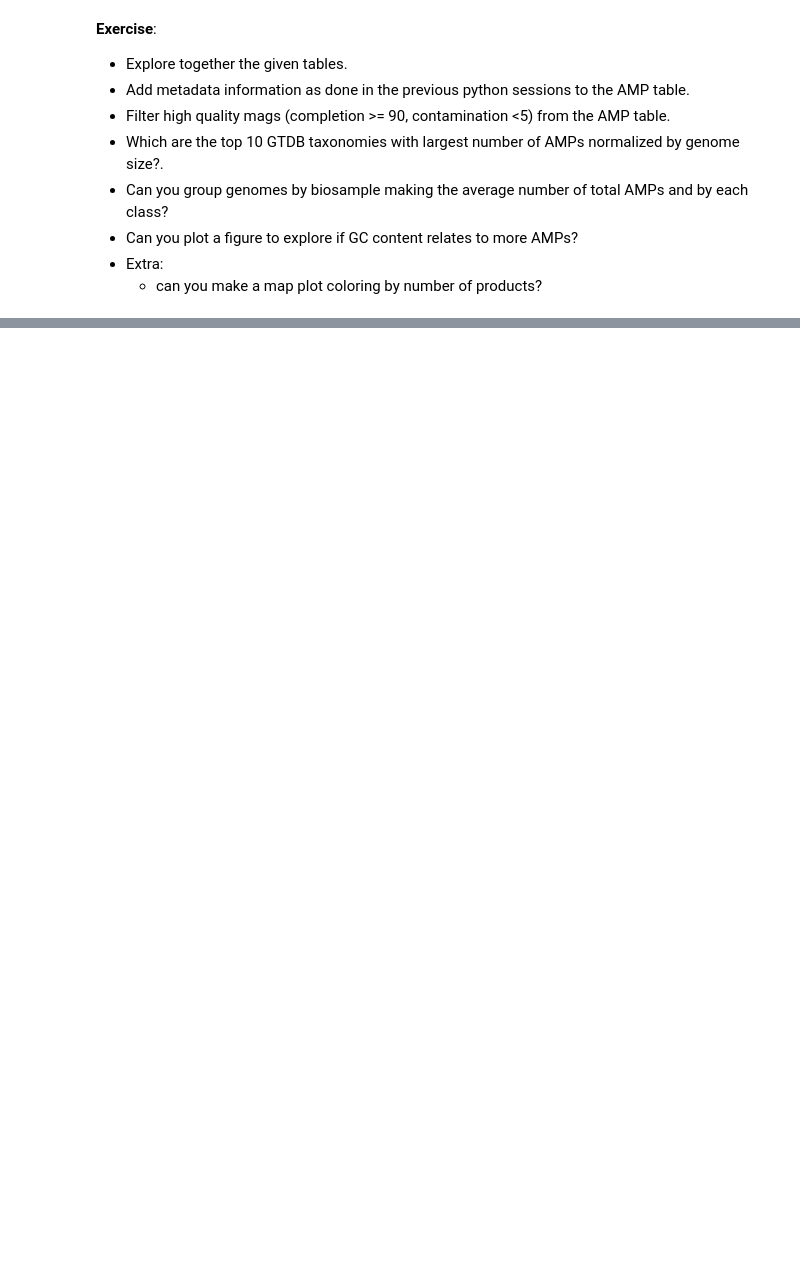
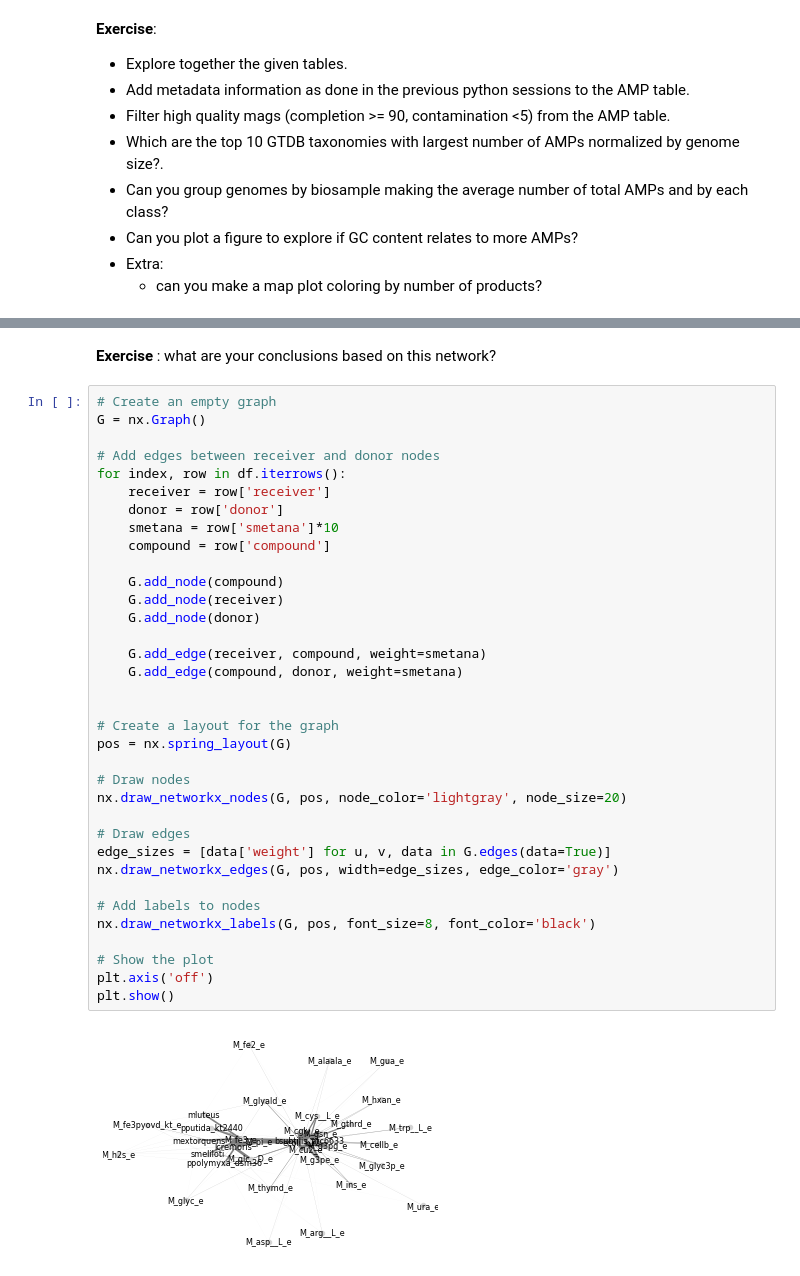
Before and after one commit to franciscozorrilla/microbial_community_genomics, a Jupyter notebook: hands_on_genome_mining.ipynb, the cells around one changed output, grey strips where cells are left out. Drawn from its saved outputs; the diff is of its cells as text; blank space fills up the shorter version.

```diff
--- a/hands_on_genome_mining.ipynb
+++ b/hands_on_genome_mining.ipynb
@@ -633,0 +1446,39 @@ md = pd.read_csv('../s0506_python/data/metadata.tsv', sep='\t', index_col=0)
+# %% [markdown]
+**Exercise** : what are your conclusions based on this network?
+# %%
+# Create an empty graph
+G = nx.Graph()
+
+# Add edges between receiver and donor nodes
+for index, row in df.iterrows():
+    receiver = row['receiver']
+    donor = row['donor']
+    smetana = row['smetana']*10
+    compound = row['compound']
+
+    G.add_node(compound)
+    G.add_node(receiver)
+    G.add_node(donor)
+
+    G.add_edge(receiver, compound, weight=smetana)
+    G.add_edge(compound, donor, weight=smetana)
+
+
+# Create a layout for the graph
+pos = nx.spring_layout(G)
+
+# Draw nodes
+nx.draw_networkx_nodes(G, pos, node_color='lightgray', node_size=20)
+
+# Draw edges
+edge_sizes = [data['weight'] for u, v, data in G.edges(data=True)]
+nx.draw_networkx_edges(G, pos, width=edge_sizes, edge_color='gray')
+
+# Add labels to nodes
+nx.draw_networkx_labels(G, pos, font_size=8, font_color='black')
+
+# Show the plot
+plt.axis('off')
+plt.show()
+# %% [output]
+[figure, added]
```
Also changed, not shown: parts of 134 cells of this notebook, 21 other files.
